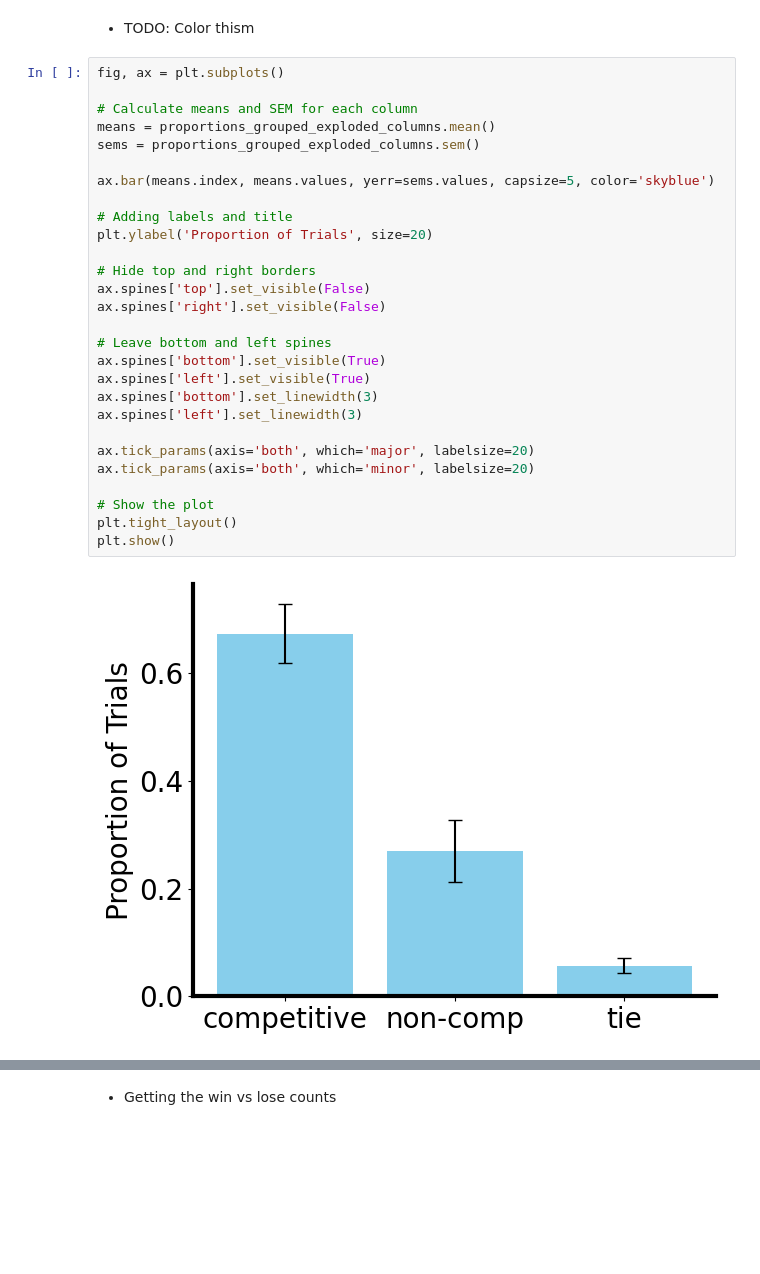
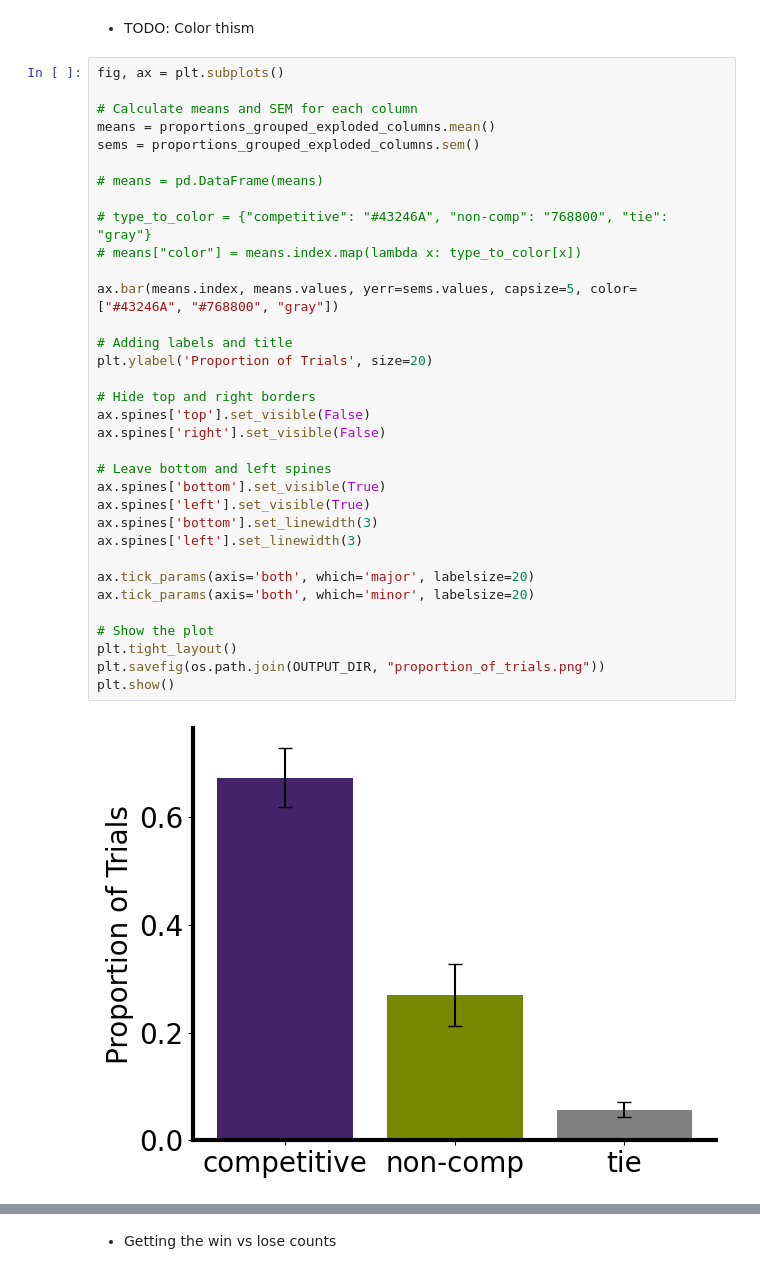
Before and after one commit to padillacoreanolab/reward_comp_ext, a Jupyter notebook: results/2024_09_02_behavioral_reward_comp/01_competitive_trials_analysis.ipynb, the cells around one changed output, grey strips where cells are left out. Saved outputs shown, nothing was run; the diff lists cells and outputs as text; blank space fills up the shorter version.

Commit message:
nb: divide comp based on competitiveness

```diff
--- a/results/2024_09_02_behavioral_reward_comp/01_competitive_trials_analysis.ipynb
+++ b/results/2024_09_02_behavioral_reward_comp/01_competitive_trials_analysis.ipynb
@@ -957,30 +982,36 @@ proportions_grouped_exploded_columns = proportions_grouped_exploded_columns.div(
 # %%
 fig, ax = plt.subplots()
 
 # Calculate means and SEM for each column
 means = proportions_grouped_exploded_columns.mean()
 sems = proportions_grouped_exploded_columns.sem()
 
-ax.bar(means.index, means.values, yerr=sems.values, capsize=5, color='skyblue')
+# means = pd.DataFrame(means)
+
+# type_to_color = {"competitive": "#43246A", "non-comp": "768800", "tie": "gray"}
+# means["color"] = means.index.map(lambda x: type_to_color[x])
+
+ax.bar(means.index, means.values, yerr=sems.values, capsize=5, color= ["#43246A", "#768800", "gray"])
 
 # Adding labels and title
 plt.ylabel('Proportion of Trials', size=20)
 
 # Hide top and right borders
 ax.spines['top'].set_visible(False)
 ax.spines['right'].set_visible(False)
 
 # Leave bottom and left spines
 ax.spines['bottom'].set_visible(True)
 ax.spines['left'].set_visible(True)
 ax.spines['bottom'].set_linewidth(3)
 ax.spines['left'].set_linewidth(3)
 
 ax.tick_params(axis='both', which='major', labelsize=20)
 ax.tick_params(axis='both', which='minor', labelsize=20)
 
 # Show the plot
 plt.tight_layout()
+plt.savefig(os.path.join(OUTPUT_DIR, "proportion_of_trials.png"))
 plt.show()
 # %% [output]
-[figure, old version]
+[figure, new version]
```
Also changed, not shown: parts of 32 cells of this notebook.
